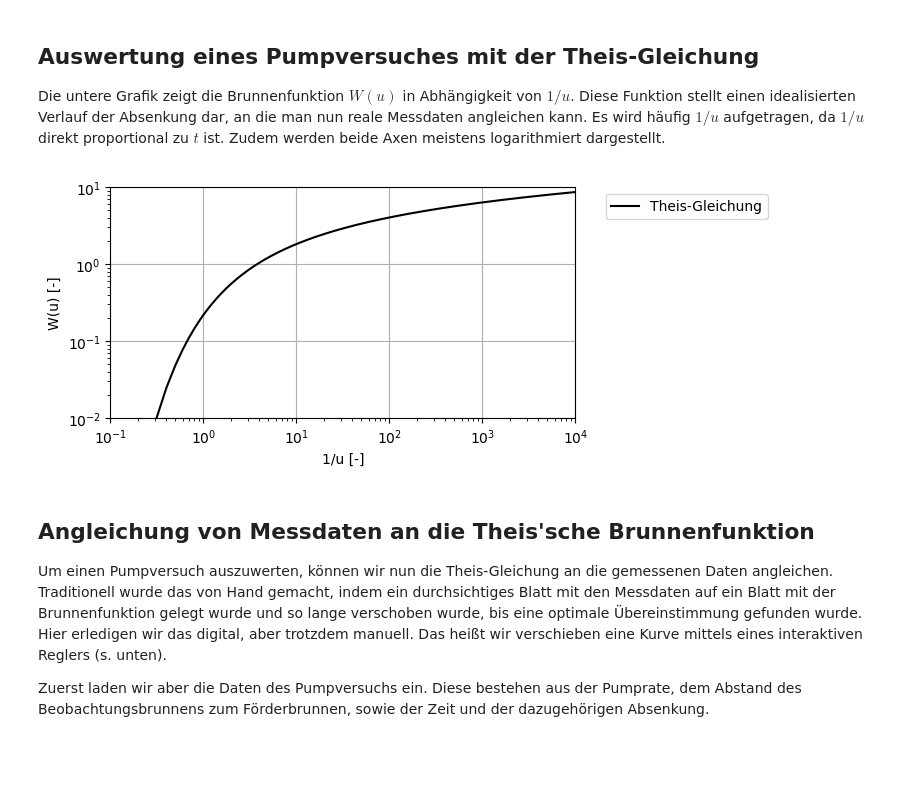
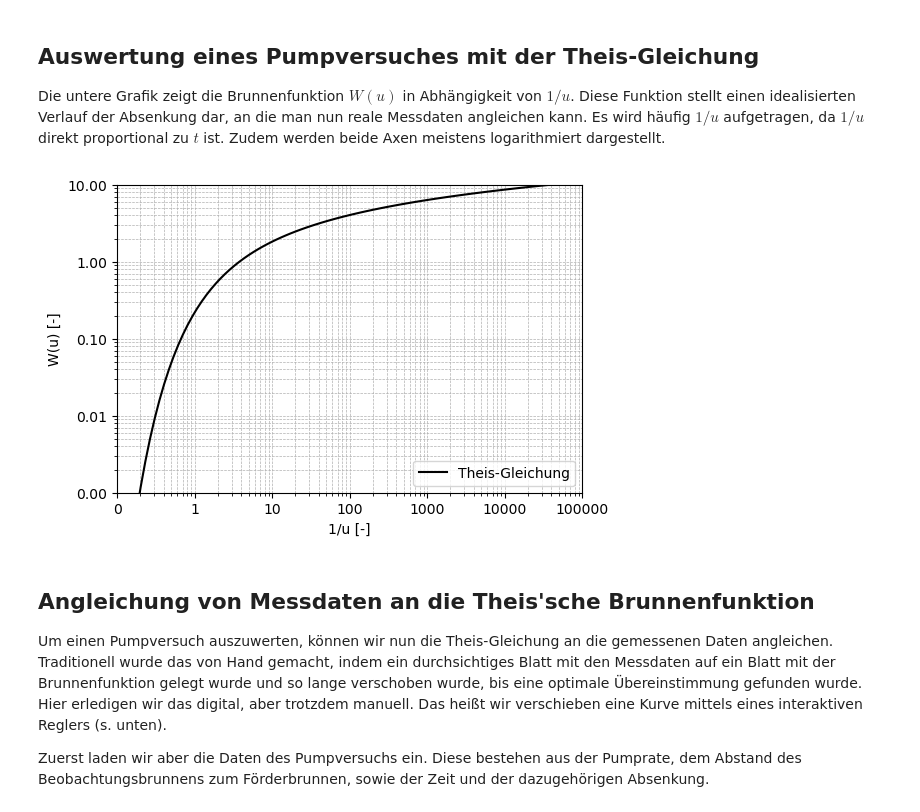
Before and after one commit to SebastianGnann/Pumpversuche, a Jupyter notebook: Pumpversuche.ipynb, the cells around one changed output. Saved outputs shown, nothing was run; the diff lists cells and outputs as text; code cells hidden in the pictures; blank space fills up the shorter version.

```diff
--- a/Pumpversuche.ipynb
+++ b/Pumpversuche.ipynb
@@ -51,6 +51,7 @@ Diese müssen am Anfang importiert werden. Wird das nicht gemacht, kann der nach
 # %%
 # import all necessary Python packages
 import matplotlib.pyplot as plt
+import matplotlib.ticker as ticker
 import numpy as np
 import ipywidgets as widgets
 from IPython.display import display
@@ -59,6 +60,13 @@ from contents import well_fxn_script as wf
 # to suppress some warnings
 import warnings
 warnings.filterwarnings("ignore", category=DeprecationWarning)
+
+# for plotting
+def fmt_func_x(x, pos):
+    return f"{round(x, 0):.0f}"
+
+def fmt_func_y(x, pos):
+    return f"{round(x, 2):.2f}"
 # %% [markdown]
 ## Parameter und Variablen:
 - $t$ [s] = Zeit
@@ -170,31 +183,33 @@ Zudem werden beide Axen meistens logarithmiert dargestellt.
 # %%
 # calculate and plot Theis well function
 
 # define values for 1/u
-u = 1/np.arange(0.1,10000,0.1)
+u = 1/np.logspace(-1, 5, num=100, base=10)
 
 # define tolerance range (needed for solution of well equation)
 tol = 1e-12
 
 # solve well equation (this is done by calling a function)
 W = list(map(lambda u: wf.well_fxn(u,tol),u))
 
 # visualize results
 #  note that we look at a double log scale
-fig, ax = plt.subplots(figsize=(6, 3))
+fig, ax = plt.subplots(figsize=(6, 4))
 ax.plot(1/u, W, '-', c='black', label='Theis-Gleichung')
 ax.set_xlabel('1/u [-]')
 ax.set_ylabel('W(u) [-]')
 ax.set_xscale("log")
 ax.set_yscale("log")
-ax.set_xlim([0.1, 10000])
-ax.set_ylim([0.01, 10])
-#ax.legend(loc='lower right')
-ax.legend(bbox_to_anchor=(1.05, 1.0), loc='upper left')
-ax.grid()
+ax.set_xlim([0.1, 100000])
+ax.set_ylim([0.001, 10])
+ax.xaxis.set_major_formatter(ticker.FuncFormatter(fmt_func_x))
+ax.yaxis.set_major_formatter(ticker.FuncFormatter(fmt_func_y))
+ax.grid(True, which='both', linestyle='--', linewidth=0.5)
+#ax.legend(bbox_to_anchor=(1.05, 1.0), loc='upper left')
+ax.legend(loc='lower right')
 plt.show()
 # %% [output]
-[figure, old version]
+[figure, new version]
 # %% [markdown]
 ## Angleichung von Messdaten an die Theis'sche Brunnenfunktion
 Um einen Pumpversuch auszuwerten, können wir nun die Theis-Gleichung an die gemessenen Daten angleichen.
```
Also changed, not shown: parts of 7 cells of this notebook.
